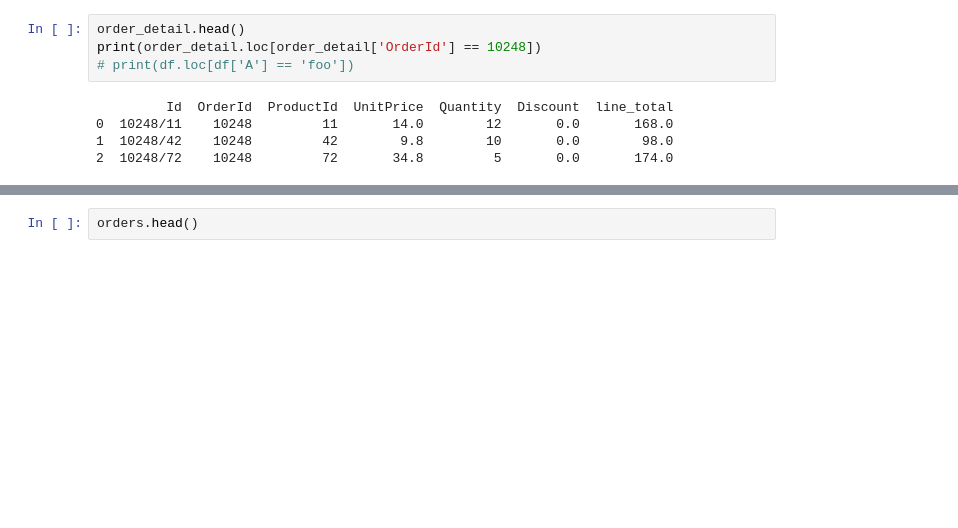
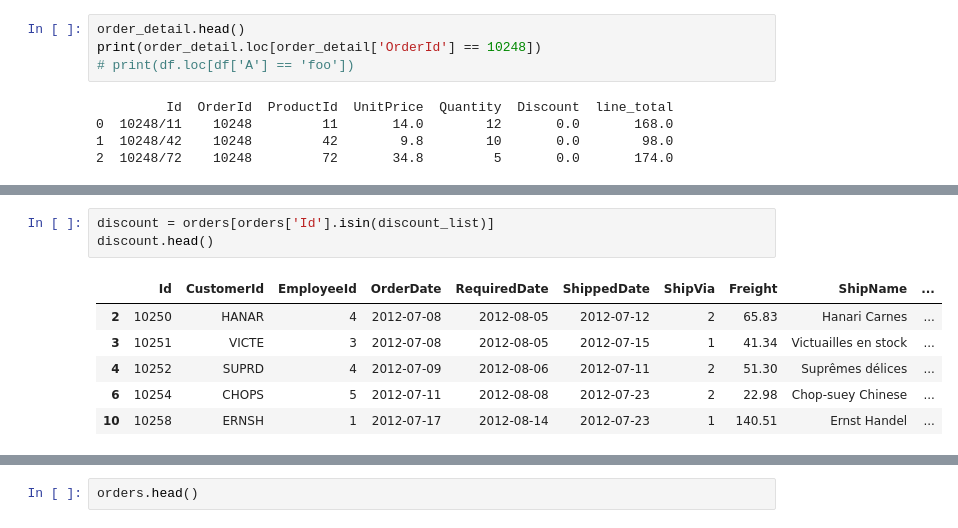
Before and after one commit to giorosati/dsc-2-final-project-online-ds-pt-100118, a Jupyter notebook: module2project.ipynb, the cells around one changed output, grey strips where cells are left out. Cells and saved outputs as stored; diff of their text form; blank space fills up the shorter version.

```diff
--- a/module2project.ipynb
+++ b/module2project.ipynb
@@ -401,0 +445,10 @@ ShipName                           QUICK
+# %%
+discount = orders[orders['Id'].isin(discount_list)]
+discount.head()
+# %% [output]
+|  | Id | CustomerId | EmployeeId | OrderDate | RequiredDate | ShippedDate | ShipVia | Freight | ShipName | ... |
+| 2 | 10250 | HANAR | 4 | 2012-07-08 | 2012-08-05 | 2012-07-12 | 2 | 65.83 | Hanari Carnes | ... |
+| 3 | 10251 | VICTE | 3 | 2012-07-08 | 2012-08-05 | 2012-07-15 | 1 | 41.34 | Victuailles en stock | ... |
+| 4 | 10252 | SUPRD | 4 | 2012-07-09 | 2012-08-06 | 2012-07-11 | 2 | 51.30 | Suprêmes délices | ... |
+| 6 | 10254 | CHOPS | 5 | 2012-07-11 | 2012-08-08 | 2012-07-23 | 2 | 22.98 | Chop-suey Chinese | ... |
+| 10 | 10258 | ERNSH | 1 | 2012-07-17 | 2012-08-14 | 2012-07-23 | 1 | 140.51 | Ernst Handel | ... |
```
Also changed, not shown: parts of 27 cells of this notebook.
